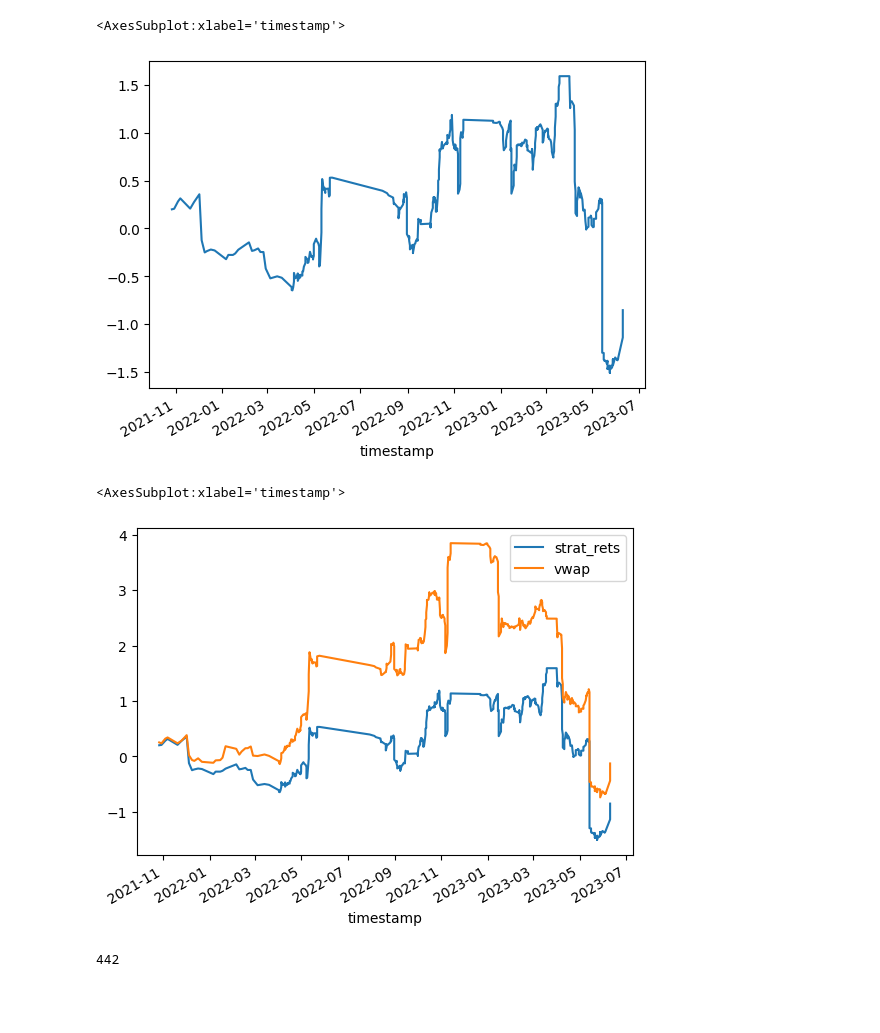
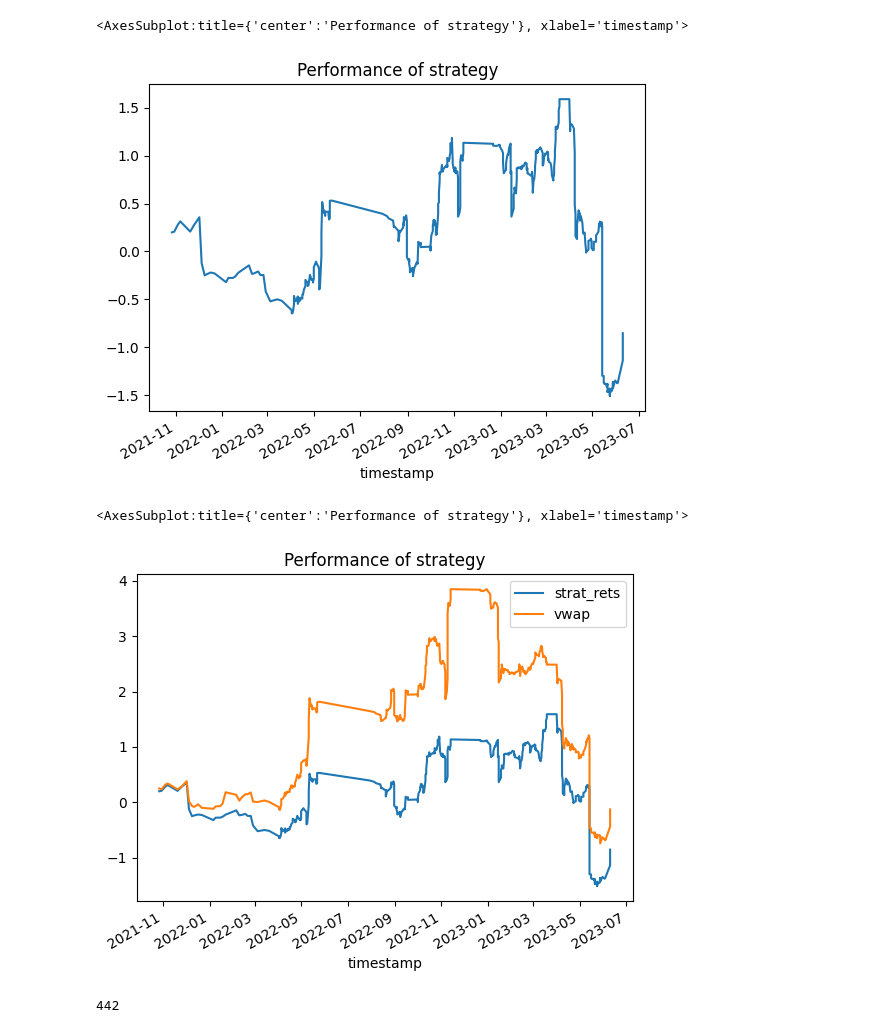
Before and after one commit to aronnyberg/quanty2, a Jupyter notebook: football_strat/football_test.ipynb, the cells around one changed output. Drawn from its saved outputs; the diff is of its cells as text; code cells hidden in the pictures; blank space fills up the shorter version.

```diff
--- a/football_strat/football_test.ipynb
+++ b/football_strat/football_test.ipynb
@@ -5,13 +5,13 @@ import numpy as np
 # %%
 #optional 2023 spcific run hashed out
 
-df = pd.read_csv('../gateio_data/aggregated_minutely_data.csv')
+df = pd.read_csv('../gateio_data/aggregated_trade_data.csv')
 #df = pd.read_csv('./gateio_data/aggregated_trade_data_23season.csv')
 token_lookup = pd.read_csv('../football_strat/fanTokens.csv')
 #matches_old = pd.read_csv("./football_strat/matchdays - Sheet1.csv")
 btc_rets = pd.read_csv("../gateio_data//btc_daily_rets.csv")
 #btc_rets = pd.read_csv("./gateio_data/btc_daily_rets_23season.csv")
-matches = pd.read_csv("../football_strat/matchdays.csv")
+matches = pd.read_csv("../football_strat/matchdays_new.csv")
 #matches = pd.read_csv("./football_strat/matchdays_2023season.csv")
 # %%
 
@@ -77,16 +77,16 @@ agg_df.dropna(inplace=True)
 # %%
 agg_df.sort_index(inplace=True)
 # %%
-agg_df['strat_rets'].cumsum().plot()
+agg_df['strat_rets'].cumsum().plot(title="Performance of strategy")
 # %% [output]
-<AxesSubplot:xlabel='timestamp'>
+<AxesSubplot:title={'center':'Performance of strategy'}, xlabel='timestamp'>
-[figure, old version]
+[figure, new version]
 # %%
 agg_df['strat_rets'].cumsum().plot(legend=True)
-(-agg_df['vwap']).cumsum().plot(legend=True)
+(-agg_df['vwap']).cumsum().plot(legend=True, title="Performance of strategy")
 # %% [output]
-<AxesSubplot:xlabel='timestamp'>
+<AxesSubplot:title={'center':'Performance of strategy'}, xlabel='timestamp'>
-[figure, old version]
+[figure, new version]
 # %%
 #number of spread trades
 agg_df['strat_rets'].count()
```
